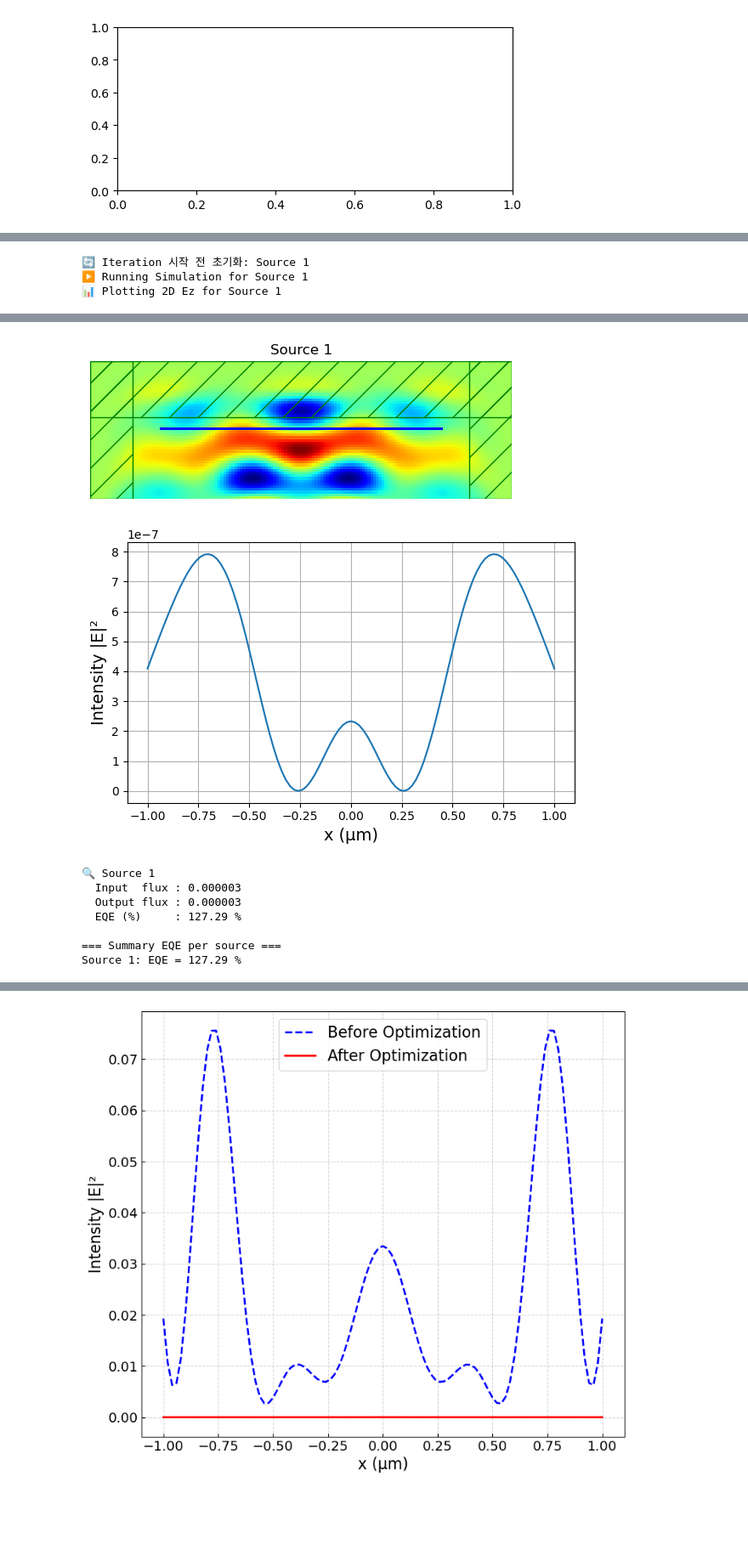
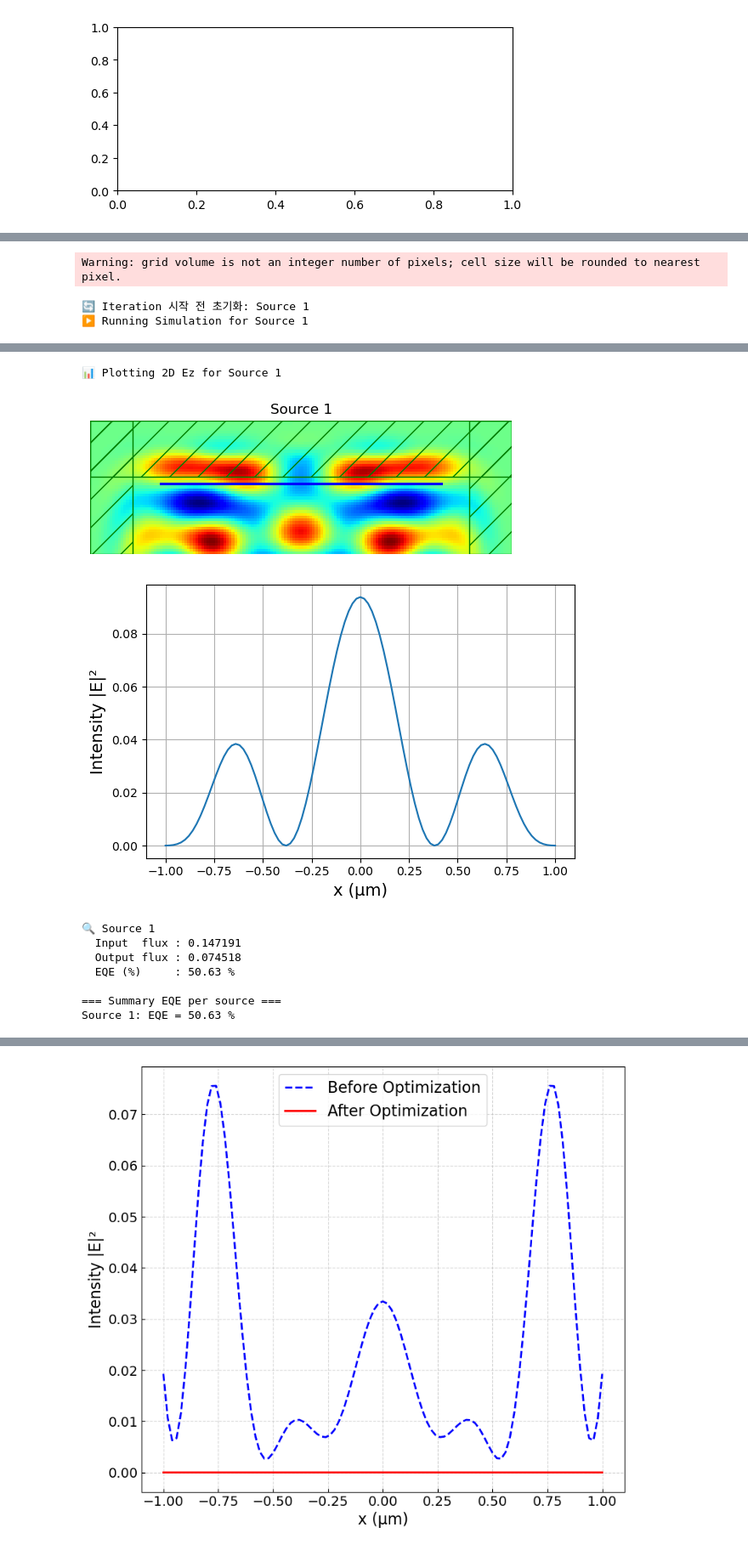
Before and after one commit to M2nion/EIDL, a Jupyter notebook: Tool/Meep/LGD/LGD setup/Mode decomposition/Kyungmin/2025/07/29/Reference data/OLED_Singlelayer_Ref.ipynb, the cells around one changed output, grey strips where cells are left out. Shown at 85% size. Drawn from its saved outputs; the diff is of its cells as text; code cells hidden in the pictures; blank space fills up the shorter version.

```diff
--- a/Tool/Meep/LGD/LGD setup/Mode decomposition/Kyungmin/2025/07/29/Reference data/OLED_Singlelayer_Ref.ipynb
+++ b/Tool/Meep/LGD/LGD setup/Mode decomposition/Kyungmin/2025/07/29/Reference data/OLED_Singlelayer_Ref.ipynb
@@ -22,11 +22,11 @@ fcen = 0.5*(fmin+fmax) # 중앙 주파수
 resolution = 50        # 시뮬레이션 해상도
 design_region_resolution = 50
 
-nfreq = 50             # 추출할 주파수 개수
-df = fmax-fmin         # 주파수 대역폭
+# nfreq = 50             # 추출할 주파수 개수
+# df = fmax-fmin         # 주파수 대역폭
 
-# df = 0
-# nfreq = 1
+df = 0
+nfreq = 1
 # %%
 tag_bot = 0.5
 tag_side = 4
@@ -387,7 +368,7 @@ def f_multi(v, eta, beta):
         bin_change2 = abs(bin_prev1 - bin_prev2) / (abs(bin_prev2) + 1e-12)
 
         if (change1 < 0.005 and change2 < 0.005) and (bin_change1 < 0.01 and bin_change2 < 0.01):
-            beta = beta + 20*np.tanh((beta - 0.5)*0.02)
+            beta = beta + 15*np.tanh((beta - 0.5)*0.01)
 
     print(f"Current β: {beta:.3f}")
     print("FoM values:", f_vals)
@@ -699,7 +679,7 @@ for i, (sim, src) in enumerate(zip(sims, sources), start=1):
     print(f"▶️ Running Simulation for Source {i}")
     sim.run(
         until_after_sources=mp.stop_when_fields_decayed(
-            10/df, mp.Ez, src.center, 1e-5
+            10/(fmax-fmin), mp.Ez, src.center, 1e-5
         )
     )
 
@@ -748,6 +728,6 @@ print("\n=== Summary EQE per source ===")
 for i, val in enumerate(eqe_list, start=1):
     print(f"Source {i}: EQE = {val:.2f} %")
 # %% [output]
-🔄 Iteration 시작 전 초기화: Source 1
-▶️ Running Simulation for Source 1
-📊 Plotting 2D Ez for Source 1
+Warning: grid volume is not an integer number of pixels; cell size will be rounded to nearest pixel.
+🔄 Iteration 시작 전 초기화: Source 1
+▶️ Running Simulation for Source 1
@@ -754,10 +735,11 @@ for i, val in enumerate(eqe_list, start=1):
+📊 Plotting 2D Ez for Source 1
-[figure, old version]
+[figure, new version]
-[figure, old version]
+[figure, new version]
-🔍 Source 1
-  Input  flux : 0.000003
-  Output flux : 0.000003
-  EQE (%)     : 127.29 %
-
-=== Summary EQE per source ===
-Source 1: EQE = 127.29 %
+🔍 Source 1
+  Input  flux : 0.147191
+  Output flux : 0.074518
+  EQE (%)     : 50.63 %
+
+=== Summary EQE per source ===
+Source 1: EQE = 50.63 %
 # %%
```
Also changed, not shown: parts of 9 cells of this notebook, 1 other file.
